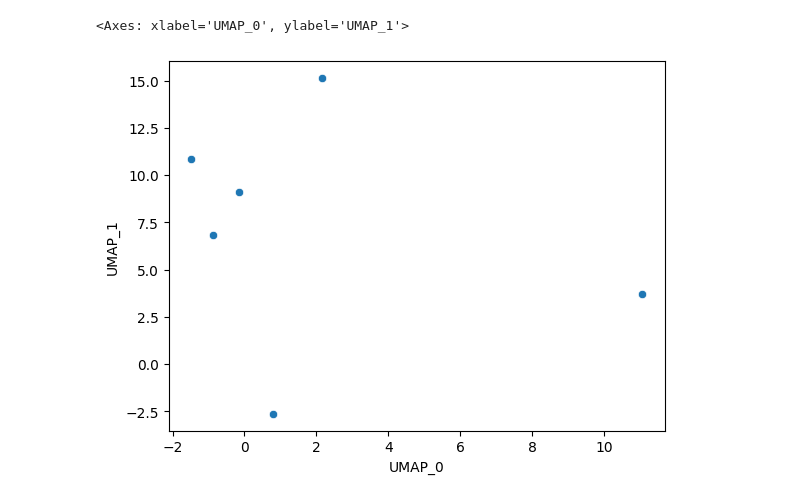
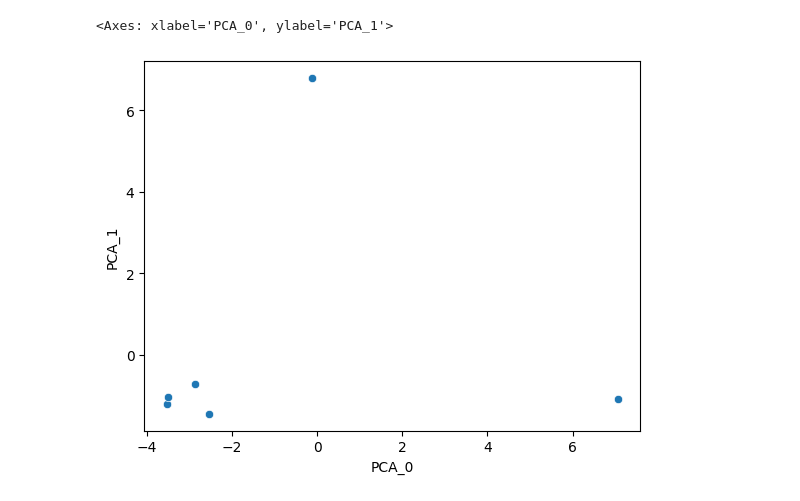
Before and after one commit to lzj1769/kaggle_scp, a Jupyter notebook: src/cell_type_embedding/01_viz_rna.ipynb, the cells around one changed output. Cells and saved outputs as stored; diff of their text form; code cells hidden in the pictures.

```diff
--- a/src/cell_type_embedding/01_viz_rna.ipynb
+++ b/src/cell_type_embedding/01_viz_rna.ipynb
@@ -32,0 +41,14 @@ sc.pl.umap(adata, color=['donor_id', 'cell_type'])
+# %%
+# batch correction
+from scipy.cluster.vq import kmeans2
+import harmonypy as hm
+import numpy as np
+
+def cluster_fn(data, K):
+    centroid, label = kmeans2(data, K, minit='++')
+    return centroid
+
+harmony_out = hm.run_harmony(adata.obsm['X_pca'].astype(np.float64),
+                             adata.obs, ['donor_id'], cluster_fn=cluster_fn)
+
+adata.obsm['X_pca_harmony'] = harmony_out.Z_corr.T
@@ -33,2 +74,2 @@ sc.pl.umap(adata, color=['donor_id', 'cell_type'])
 # %%
-df_umap = pd.DataFrame(data=adata.obsm['X_umap'], columns=['UMAP_0', 'UMAP_1'])
+df_pca = pd.DataFrame(data=adata.obsm['X_pca_harmony'], columns=[f'PCA_{i}' for i in range(adata.obsm['X_pca_harmony'].shape[1])])
@@ -35,2 +92,2 @@ df_umap = pd.DataFrame(data=adata.obsm['X_umap'], columns=['UMAP_0', 'UMAP_1'])
 # %%
-df_umap['cell_type'] = adata.obs['cell_type'].values
+df_pca['cell_type'] = adata.obs['cell_type'].values
@@ -53,5 +94,5 @@ df_umap
 # %%
-grouped = df_umap.groupby('cell_type')
+grouped = df_pca.groupby('cell_type')
 # %%
 df_mean = grouped.mean()
 # %%
@@ -68,6 +109,6 @@ df_mean
 # %%
-sns.scatterplot(df_mean, x='UMAP_0', y='UMAP_1')
+sns.scatterplot(df_mean, x='PCA_0', y='PCA_1')
 # %% [output]
-<Axes: xlabel='UMAP_0', ylabel='UMAP_1'>
+<Axes: xlabel='PCA_0', ylabel='PCA_1'>
-[figure, old version]
+[figure, new version]
 # %%
```
Also changed, not shown: parts of 15 cells of this notebook, 29 other files.
